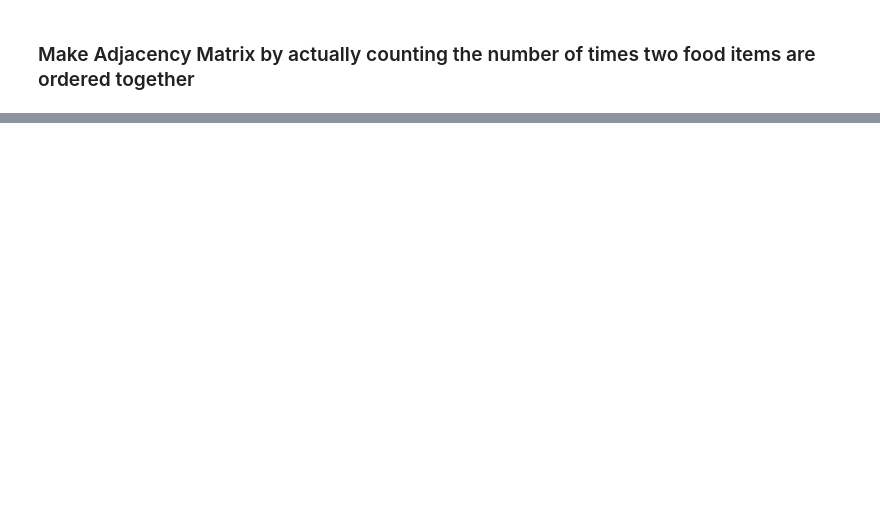
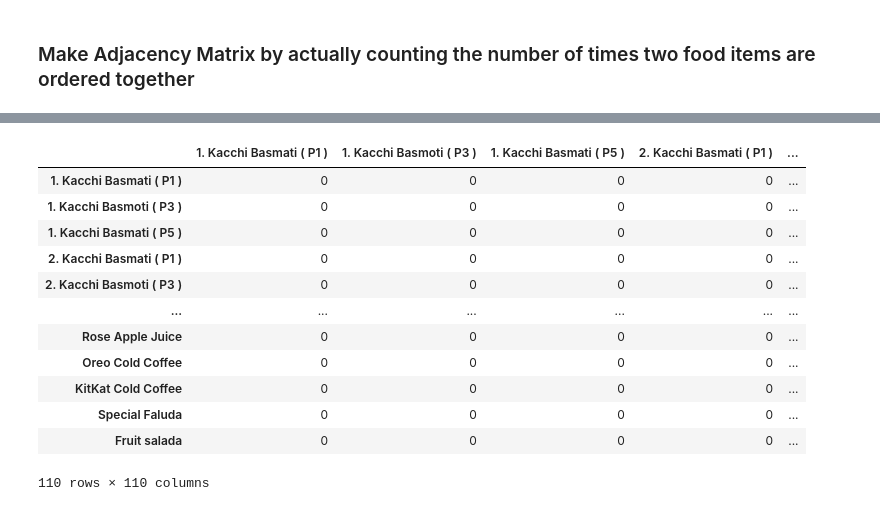
Before and after one commit to Zarar089/Restaurant-Order-Prediction-USTGCN, a Jupyter notebook: preprocessing/clean_raw_new.ipynb, the cells around one changed output, grey strips where cells are left out. Saved outputs shown, nothing was run; the diff lists cells and outputs as text; code cells hidden in the pictures; blank space fills up the shorter version.

```diff
--- a/preprocessing/clean_raw_new.ipynb
+++ b/preprocessing/clean_raw_new.ipynb
@@ -248,0 +304,18 @@ Beef Pepperoni Pizza                  0.0                   0.0
+# %%
+zero_co_occurence_matrix = pd.DataFrame(0, index=co_occurrence_df.index, columns=co_occurrence_df.columns)
+zero_co_occurence_matrix.to_csv('../data/processed/co_occurrence_matrix.csv', index=False, header=False)
+zero_co_occurence_matrix
+# %% [output]
+|  | 1. Kacchi Basmati ( P1 ) | 1. Kacchi Basmoti ( P3 ) | 1. Kacchi Basmati ( P5 ) | 2. Kacchi Basmati ( P1 ) | ... |
+| 1. Kacchi Basmati ( P1 ) | 0 | 0 | 0 | 0 | ... |
+| 1. Kacchi Basmoti ( P3 ) | 0 | 0 | 0 | 0 | ... |
+| 1. Kacchi Basmati ( P5 ) | 0 | 0 | 0 | 0 | ... |
+| 2. Kacchi Basmati ( P1 ) | 0 | 0 | 0 | 0 | ... |
+| 2. Kacchi Basmoti ( P3 ) | 0 | 0 | 0 | 0 | ... |
+| ... | ... | ... | ... | ... | ... |
+| Rose Apple Juice | 0 | 0 | 0 | 0 | ... |
+| Oreo Cold Coffee | 0 | 0 | 0 | 0 | ... |
+| KitKat Cold Coffee | 0 | 0 | 0 | 0 | ... |
+| Special Faluda | 0 | 0 | 0 | 0 | ... |
+| Fruit salada | 0 | 0 | 0 | 0 | ... |
+110 rows × 110 columns
```
Also changed, not shown: parts of 13 cells of this notebook, 7 other files.
